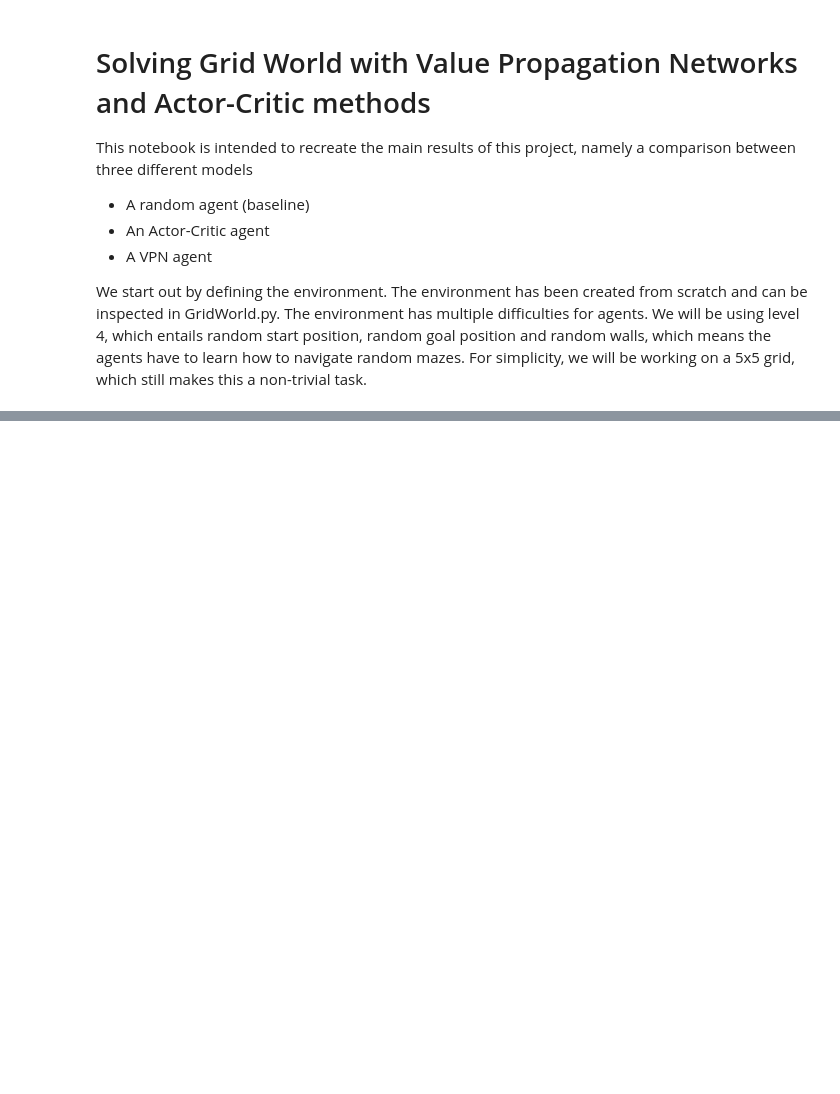
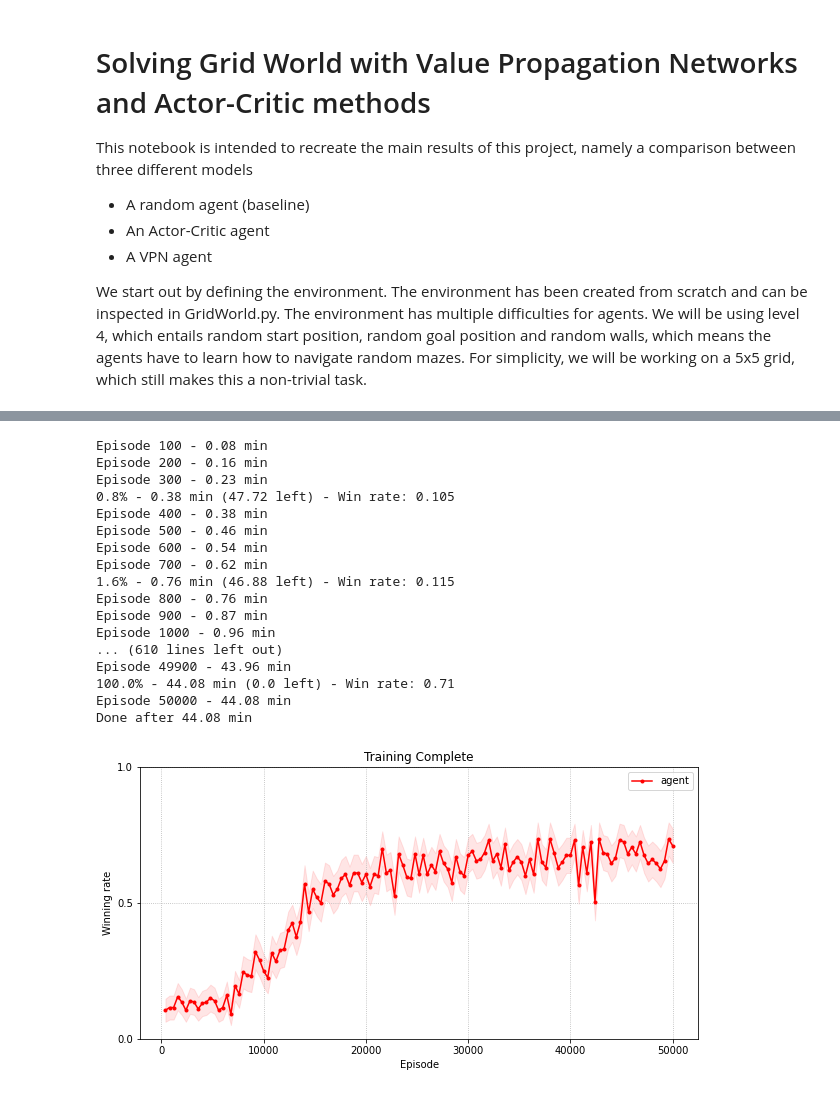
Before and after one commit to BjarkeErichsen/VPNby0, a Jupyter notebook: results.ipynb, the cells around one changed output, grey strips where cells are left out. Saved outputs shown, nothing was run; the diff lists cells and outputs as text; code cells hidden in the pictures; blank space fills up the shorter version.

```diff
--- a/results.ipynb
+++ b/results.ipynb
@@ -155,0 +397,28 @@ class VPN(nn.Module):
+# %%
+# VPN Training
+PATH = f"{MODEL_NAMES[1]}_{LEVEL}_{N_EPISODES}"
+START_TIME = time.time()
+MODEL = MODELS[1]()
+OPTIMIZER = optim.Adam(MODEL.parameters(), lr=LEARNING_RATE)
+
+train()
+torch.save(MODEL, f"agents/{PATH}")
+# %% [output]
+Episode 100 - 0.08 min
+Episode 200 - 0.16 min
+Episode 300 - 0.23 min
+0.8% - 0.38 min (47.72 left) - Win rate: 0.105
+Episode 400 - 0.38 min
+Episode 500 - 0.46 min
+Episode 600 - 0.54 min
+Episode 700 - 0.62 min
+1.6% - 0.76 min (46.88 left) - Win rate: 0.115
+Episode 800 - 0.76 min
+Episode 900 - 0.87 min
+Episode 1000 - 0.96 min
+... (610 lines left out)
+Episode 49900 - 43.96 min
+100.0% - 44.08 min (0.0 left) - Win rate: 0.71
+Episode 50000 - 44.08 min
+Done after 44.08 min
+[figure, added]
```
Also changed, not shown: parts of 12 cells of this notebook.
